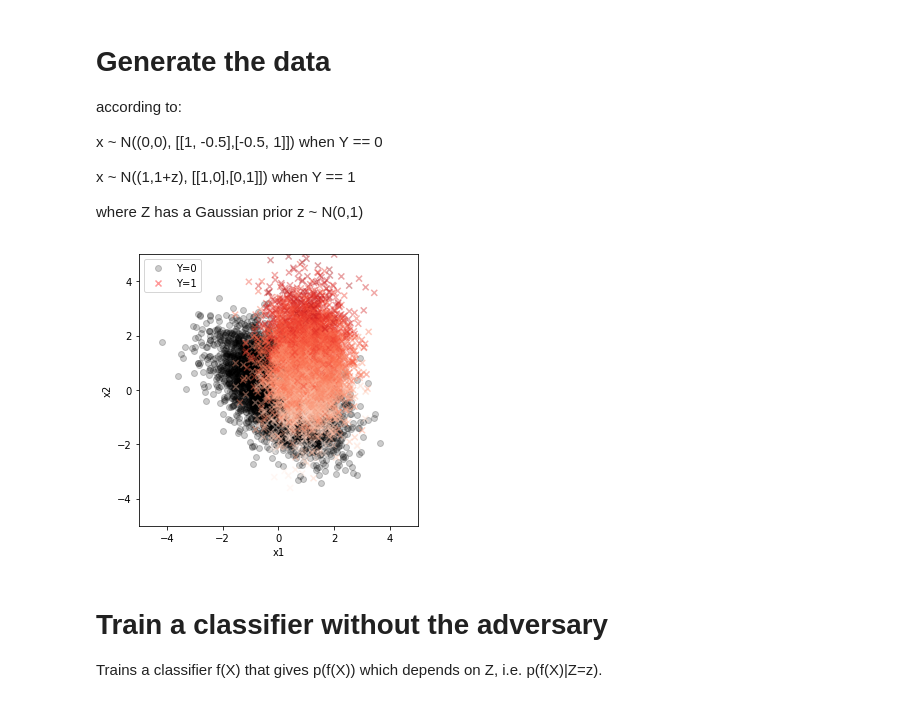
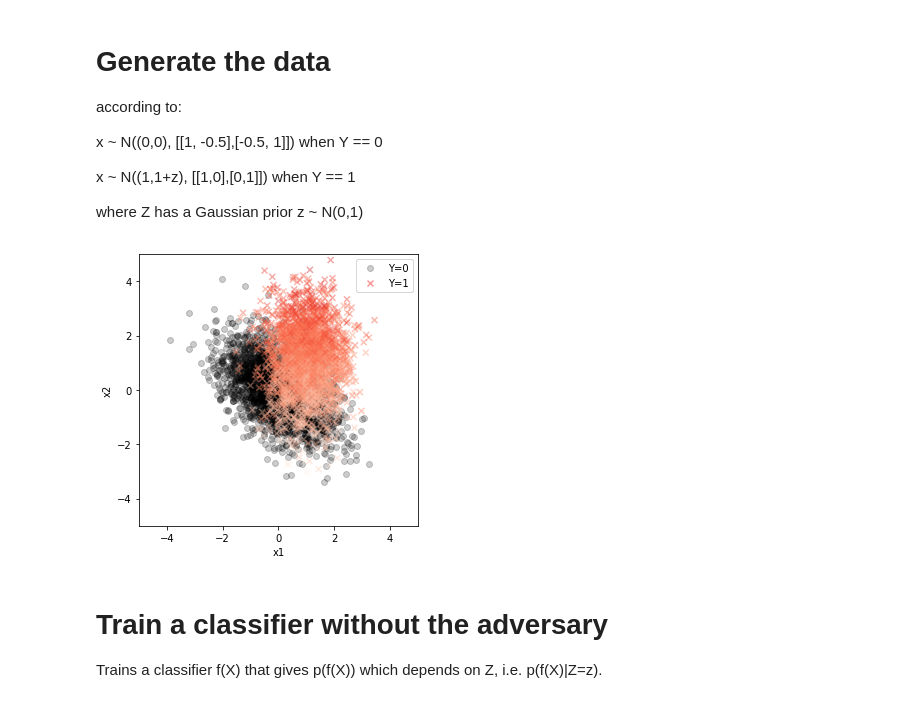
Before and after one commit to mzgubic/FairML, a Jupyter notebook: notebooks/LearningToPivotToy.ipynb, the cells around one changed output. Saved outputs shown, nothing was run; the diff lists cells and outputs as text; code cells hidden in the pictures.

```diff
--- a/notebooks/LearningToPivotToy.ipynb
+++ b/notebooks/LearningToPivotToy.ipynb
@@ -18,26 +20,11 @@ x ~ N((0,0), [[1, -0.5],[-0.5, 1]]) when Y == 0
 x ~ N((1,1+z), [[1,0],[0,1]]) when Y == 1
 
 where Z has a Gaussian prior z ~ N(0,1)
-# %%
-def plot_variates(X, Y, Z):
-    n_samples = X.shape[0]
-    fig, ax = plt.subplots(figsize=(5,5))
-    ax.scatter(X[Y==0,0], X[Y==0,1], marker='o', color='k', alpha=0.2, label='Y=0')
-    ax.scatter(X[Y==1,0], X[Y==1,1], marker='x', c=Z[n_samples//2:], alpha=0.4, cmap='Reds', label='Y=1')
-    ax.set_ylim(-5, 5)
-    ax.set_xlim(-5, 5)
-    ax.set_xlabel('x1')
-    ax.set_ylabel('x2')
-    leg = ax.legend(loc='best')
-    leg.legendHandles[1].set_color('red')
-    fig.show()
-
-# generate variates
-n_samples = 10000
-X, Y, Z = generate.generate_toys(n_samples)
-plot_variates(X, Y, Z)
-# %% [output]
-[figure, removed]
+# %%
+X, Y, Z = generate.generate_toys(5000)
+plotting.plot_toy_variates(X, Y, Z)
+# %% [output]
+[figure, added]
 # %% [markdown]
 # Train a classifier without the adversary
 
```
Also changed, not shown: parts of 6 cells of this notebook, 1 other file.
